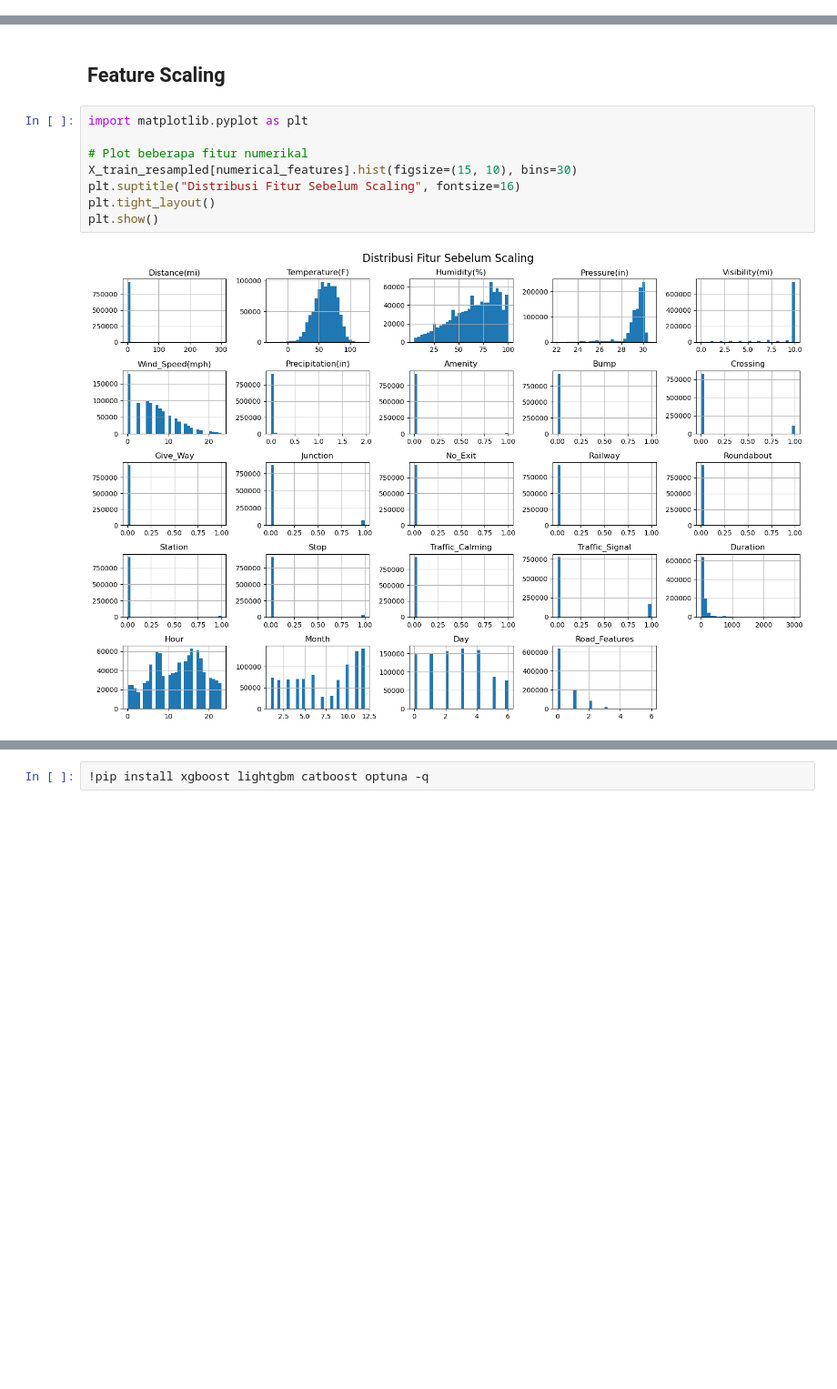
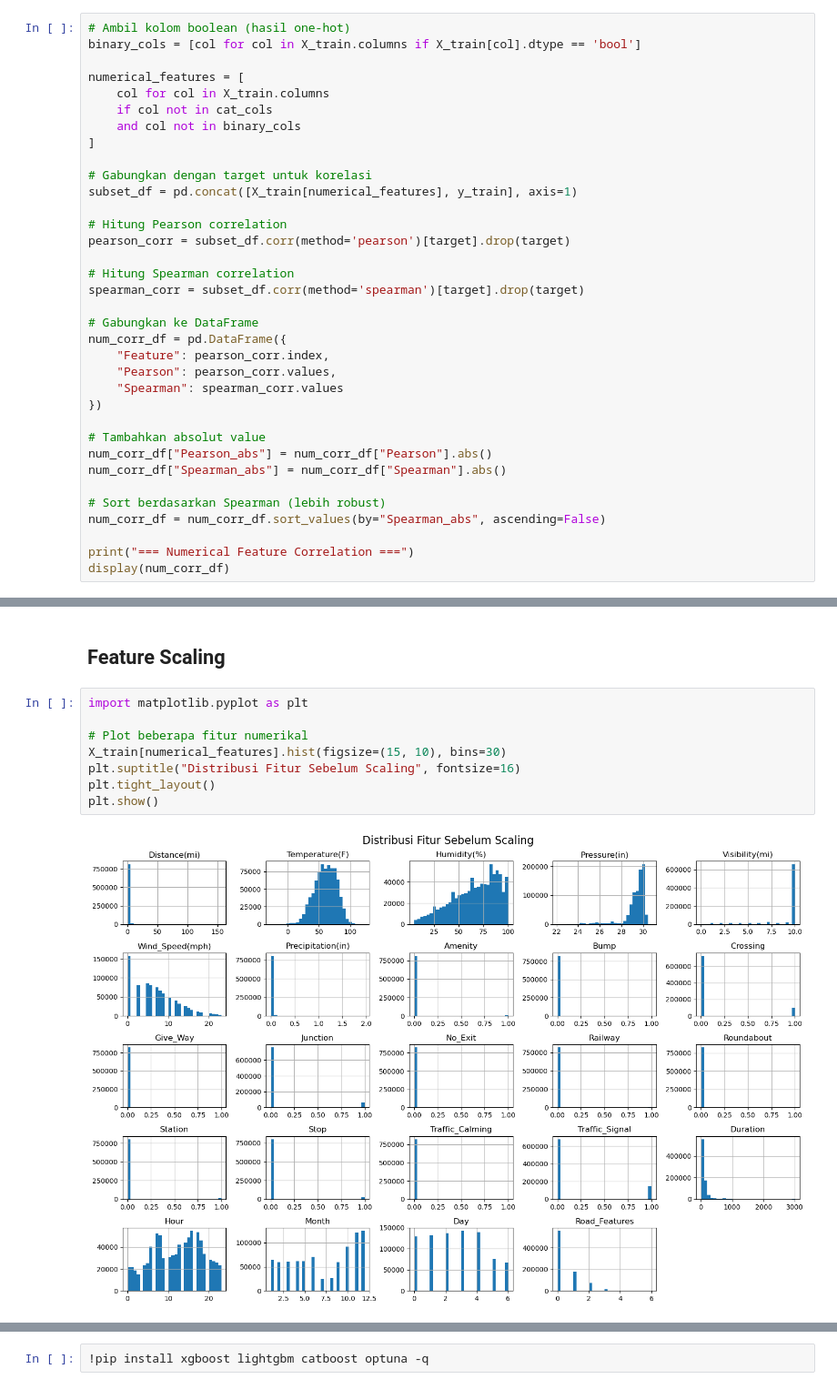
Before and after one commit to AhsanDz/4-Ahsan, a Jupyter notebook: Preproccessing_Modeling.ipynb, the cells around one changed output, grey strips where cells are left out. Shown at 91% size. Drawn from its saved outputs; the diff is of its cells as text; blank space fills up the shorter version.

```diff
--- a/Preproccessing_Modeling.ipynb
+++ b/Preproccessing_Modeling.ipynb
@@ -173,0 +160,35 @@ categorical_features = [col for col in X.columns if col not in numerical_feature
+# %%
+# Ambil kolom boolean (hasil one-hot)
+binary_cols = [col for col in X_train.columns if X_train[col].dtype == 'bool']
+
+numerical_features = [
+    col for col in X_train.columns
+    if col not in cat_cols
+    and col not in binary_cols
+]
+
+# Gabungkan dengan target untuk korelasi
+subset_df = pd.concat([X_train[numerical_features], y_train], axis=1)
+
+# Hitung Pearson correlation
+pearson_corr = subset_df.corr(method='pearson')[target].drop(target)
+
+# Hitung Spearman correlation
+spearman_corr = subset_df.corr(method='spearman')[target].drop(target)
+
+# Gabungkan ke DataFrame
+num_corr_df = pd.DataFrame({
+    "Feature": pearson_corr.index,
+    "Pearson": pearson_corr.values,
+    "Spearman": spearman_corr.values
+})
+
+# Tambahkan absolut value
+num_corr_df["Pearson_abs"] = num_corr_df["Pearson"].abs()
+num_corr_df["Spearman_abs"] = num_corr_df["Spearman"].abs()
+
+# Sort berdasarkan Spearman (lebih robust)
+num_corr_df = num_corr_df.sort_values(by="Spearman_abs", ascending=False)
+
+print("=== Numerical Feature Correlation ===")
+display(num_corr_df)
@@ -176,13 +421,13 @@ categorical_features = [col for col in X.columns if col not in numerical_feature
 # %%
 import matplotlib.pyplot as plt
 
 # Plot beberapa fitur numerikal
-X_train_resampled[numerical_features].hist(figsize=(15, 10), bins=30)
+X_train[numerical_features].hist(figsize=(15, 10), bins=30)
 plt.suptitle("Distribusi Fitur Sebelum Scaling", fontsize=16)
 plt.tight_layout()
 plt.show()
 # %% [output]
-[figure, old version]
+[figure, new version]
 # %%
 from sklearn.preprocessing import RobustScaler
 
```
Also changed, not shown: parts of 60 cells of this notebook.
